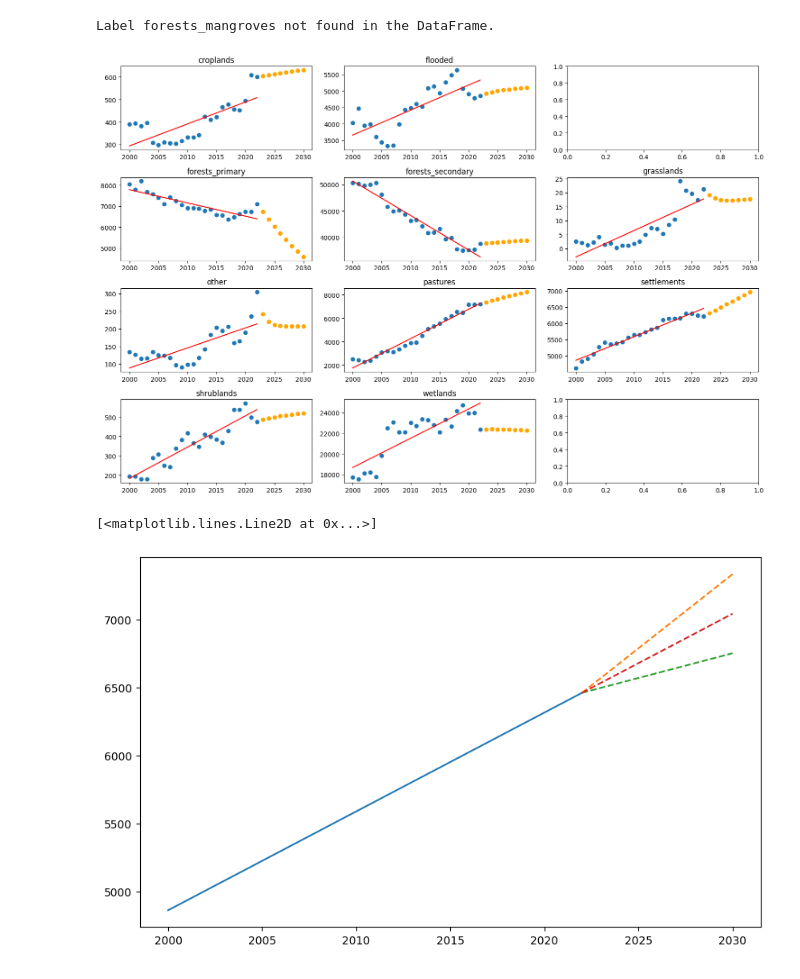
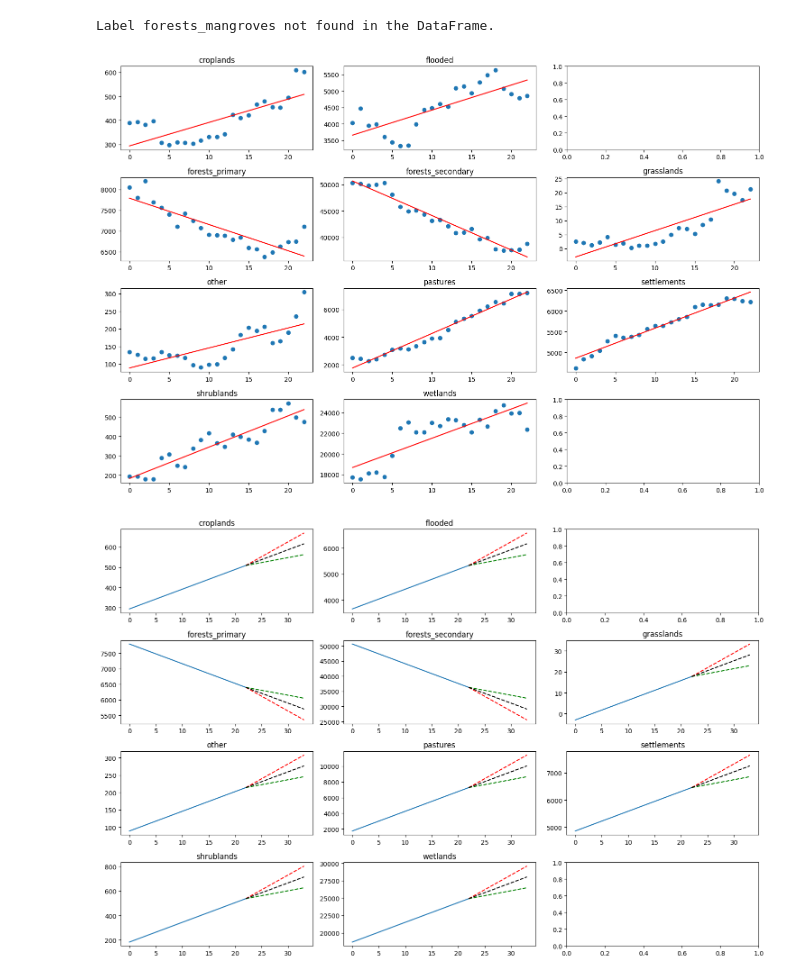
Before and after one commit to CentroFuturoCiudades/carbon_capture, a Jupyter notebook: scenarios.ipynb, the cells around one changed output. Drawn from its saved outputs; the diff is of its cells as text; code cells hidden in the pictures.

```diff
--- a/scenarios.ipynb
+++ b/scenarios.ipynb
@@ -19,3 +22,3 @@ out_path = data_path / "generated"
 # %%
 df_area = pd.read_csv(out_path / "small" / "area" / "table_merged" / f"{ZONE}.csv").set_index("label").T
-df_area.index = [int(idx) + 2000 for idx in df_area.index]
+df_area.index = df_area.index.astype(int)
@@ -48,8 +39,9 @@ future_areas = pd.concat(future_areas, axis=1).T
 # %%
 fig, ax = plt.subplots(4, 3, figsize=(15, 10))
 
+yhats, coefs = [], {}
 X = df_area.index.to_numpy().reshape(-1, 1)
-for label, ax in zip(LABEL_LIST, ax.flatten()):
+for label, ax in zip(LABEL_LIST, ax.flatten(), strict=False):
     try:
         y = df_area[label].to_numpy()
     except KeyError:
@@ -59,20 +51,22 @@ for label, ax in zip(LABEL_LIST, ax.flatten()):
     coef = np.polyfit(X.flatten(), y, 1)
     yhat = np.polyval(coef, X.flatten())
 
+    coefs[label] = coef
+    yhats.append(yhat)
+
     ax.scatter(X, y)
     ax.plot(X, yhat, color="red")
 
-    ax.scatter(future_areas.index, future_areas[label], color="orange", label="Future")
     ax.set_title(label)
 fig.tight_layout()
 # %% [output]
 Label forests_mangroves not found in the DataFrame.
-[figure, old version]
+[figure, new version]
 # %%
 def derive_coef(x: float, orig_coef: np.ndarray, scale: float) -> np.ndarray:
-    fast_slope = coef[0] * scale
-    fast_intersect = np.polyval(orig_coef, x) - fast_slope * x
-    return np.array([fast_slope, fast_intersect])
+    new_slope = orig_coef[0] * scale
+    new_intersect = np.polyval(orig_coef, x) - new_slope * x
+    return np.array([new_slope, new_intersect])
 
 
 def predict_scaled(x: float, orig_coef: np.ndarray, scale: float) -> float:
@@ -80,18 +74,26 @@ def predict_scaled(x: float, orig_coef: np.ndarray, scale: float) -> float:
     return np.polyval(coef, x)
 # %%
 x = X.flatten()
-x_future = np.arange(2022, 2031)
+x_future = np.arange(22, 34)
 
-yhat = np.polyval(coef, x)
-pred_fast = predict_scaled(x_future, coef, 1.5)
-pred_slow = predict_scaled(x_future, coef, 0.5)
-pred_normal = predict_scaled(x_future, coef, 1.0)
+fig, axes = plt.subplots(4, 3, figsize=(15, 10))
 
-fig, ax = plt.subplots(figsize=(10, 6))
-ax.plot(x, yhat)
-ax.plot(x_future, pred_fast, linestyle="--")
-ax.plot(x_future, pred_slow, linestyle="--")
-ax.plot(x_future, pred_normal, linestyle="--")
+for label, ax in zip(LABEL_LIST, axes.flatten(), strict=False):
+    if label not in df_area.columns:
+        continue
+
+    coef = coefs[label]
+    yhat = np.polyval(coef, x)
+    pred_fast = predict_scaled(x_future, coef, 1.5)
+    pred_slow = predict_scaled(x_future, coef, 0.5)
+    pred_normal = predict_scaled(x_future, coef, 1.0)
+
+    ax.plot(x, yhat)
+    ax.plot(x_future, pred_fast, linestyle="--", c="red")
+    ax.plot(x_future, pred_slow, linestyle="--", c="green")
+    ax.plot(x_future, pred_normal, linestyle="--", c="black")
+    ax.set_title(label)
+
+fig.tight_layout()
 # %% [output]
-[<matplotlib.lines.Line2D at 0x...>]
-[figure, old version]
+[figure, new version]
```
Also changed, not shown: parts of 16 cells of this notebook, 2 other files.
